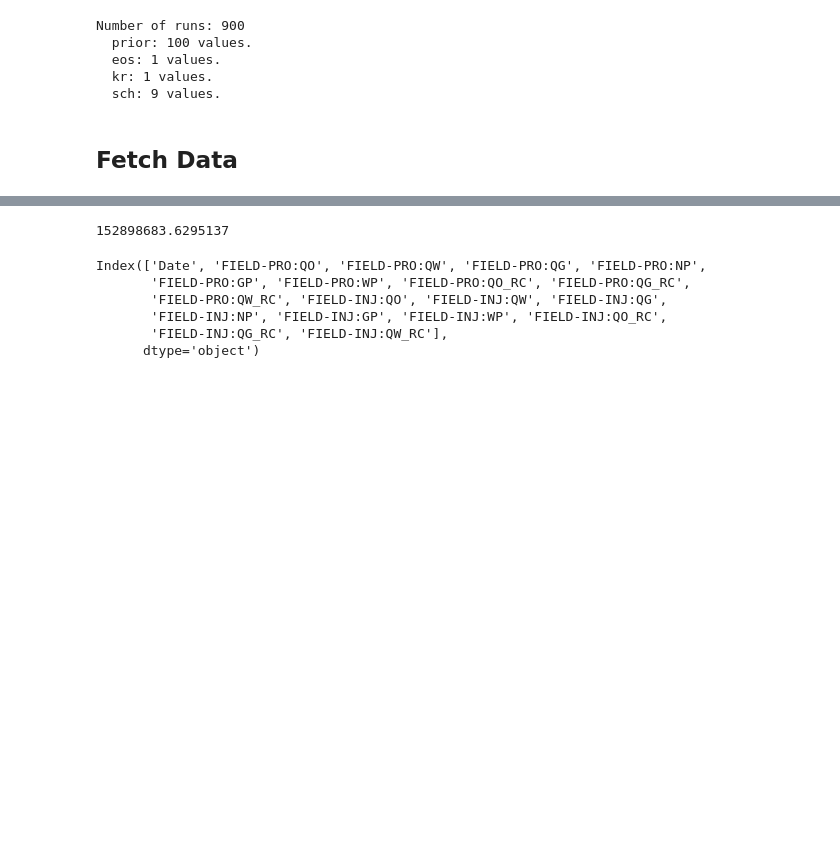
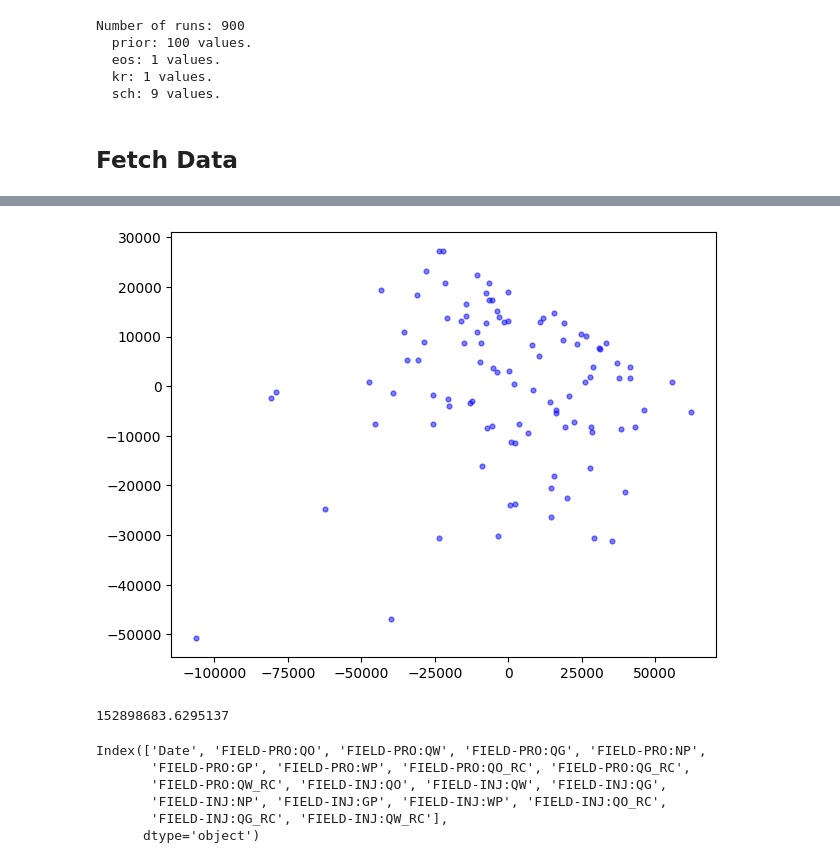
Before and after one commit to TiagoCAAmorim/SimModels, a Jupyter notebook: Unisim_iv_2024/dat/sens/data_analysis.ipynb, the cells around one changed output, grey strips where cells are left out. Drawn from its saved outputs; the diff is of its cells as text; code cells hidden in the pictures; blank space fills up the shorter version.

```diff
--- a/Unisim_iv_2024/dat/sens/data_analysis.ipynb
+++ b/Unisim_iv_2024/dat/sens/data_analysis.ipynb
@@ -144,3 +289,22 @@ make_composite_df([0,2], 'FIELD-PRO:QO', all_data=True)
+# %%
+df = make_composite_df(indexes=get_indexes({'sch':'2027.01.01'}), column='FIELD-PRO:QO')
+
+pca = PCA(n_components=2)
+pca.fit(df)
+data_reduced = pca.transform(df)
+
+plt.scatter(
+    data_reduced[:,0],
+    data_reduced[:,1],
+    color='b',
+    marker='o',
+    s=12,
+    alpha=0.5,
+    label='Data Points')
+plt.tight_layout()
+plt.show()
+# %% [output]
+[figure, added]
 # %%
 get_df(1)['FIELD-PRO:NP'].iat[-1]
 # %% [output]
```
Also changed, not shown: parts of 12 cells of this notebook.
